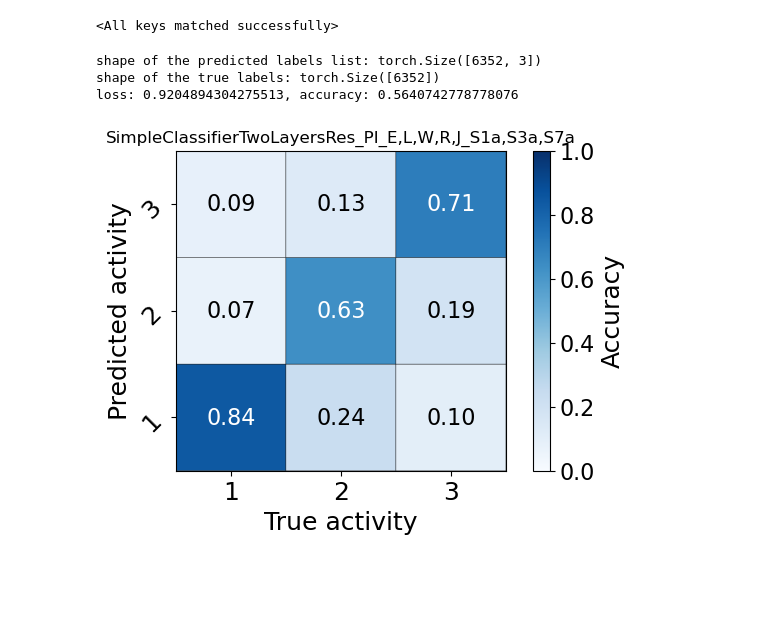
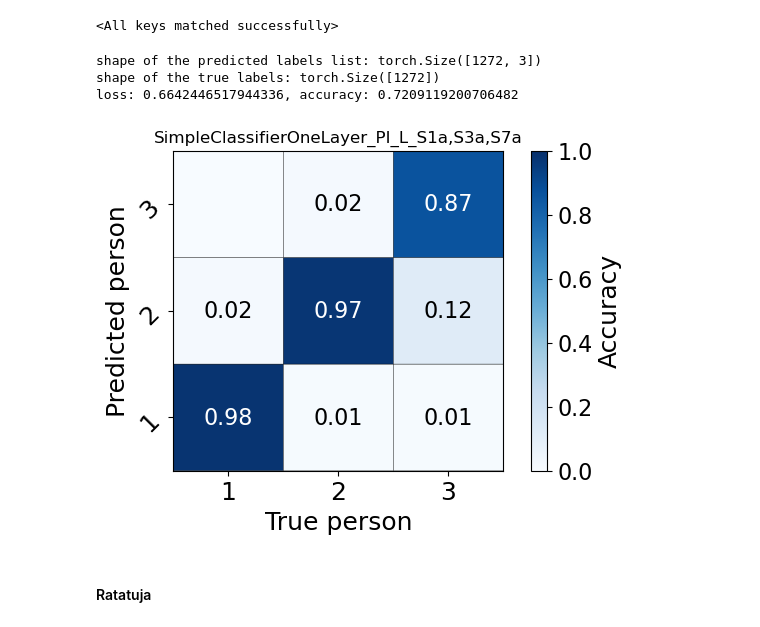
Before and after one commit to giovanni-merlin/NNDL-HAR-project, a Jupyter notebook: SimCLRResNet18.ipynb, the cells around one changed output. Drawn from its saved outputs; the diff is of its cells as text; code cells hidden in the pictures; blank space fills up the shorter version.

```diff
--- a/SimCLRResNet18.ipynb
+++ b/SimCLRResNet18.ipynb
@@ -619,7 +632,7 @@ The dataset are divided as follows:
 # %%
-simclr_model = ResNet18(hidden_dimension=128)
-path_model = 'models/ResNet18/My_ResNet18_hd128_bs128.ckpt'
-save_dir = 'models/ResNet18/My_ResNet18_hd128_bs128'
+simclr_model = ResNet18(hidden_dimension=256)
+path_model = 'models/ResNet18/My_ResNet18_hd256_bs128_200ep.ckpt'
+save_dir = 'models/ResNet18/My_ResNet18_hd256_bs128_200ep'
 simclr_model.load_state_dict(torch.load(path_model, map_location=torch.device('cpu'), weights_only=True))
 # %% [output]
 <All keys matched successfully>
@@ -637,12 +650,15 @@ dataset_PI_val_class = create_validation_set(dir_init=dir_init, subdirs_init=sub
 train_feats_PI = prepare_data_features(simclr_model, dataset_PI_train_class, device=device)
 val_feats_PI = prepare_data_features(simclr_model, dataset_PI_val_class, device=device)
 # %%
+dir_init = './doppler_traces/' #Directory of data
+subdirs_init = 'S1a,S3a,S7a' #Subdirs for training
+
 batch_size=64
 num_classes=n_people
 lr=1e-3
 weight_decay=1e-3
-epochs = 100
-pi_projection_head = SimpleClassifierTwoLayersRes(2560, num_classes=n_people) # use the same model as for HAR
+epochs = 200
+pi_projection_head = SimpleClassifierOneLayer(2560, num_classes=n_people) # use the same model as for HAR
 opt = AdamW(pi_projection_head.parameters(), lr=lr, weight_decay=weight_decay)
 save_name_proj = pi_projection_head.name+'_PI'+'_'+activities_considered
 
@@ -686,8 +702,8 @@ ax2.legend()
 #dir_init = './doppler_traces/' #Directory of data
 #subdirs_init = 'S1a,S3a,S7a'
 
-dataset_csi_test_class, labels_true_test = create_test_set(dir_init=dir_init, subdirs_init=subdirs_init, activities_init=activities_considered, PI=n_people)
-test_feats = prepare_data_features(simclr_model, dataset_csi_test_class, device=device)
+dataset_PI_test_class, labels_true_test = create_test_set(dir_init=dir_init, subdirs_init=subdirs_init, activities_init=activities_considered, PI=n_people)
+test_feats_PI = prepare_data_features(simclr_model, dataset_PI_test_class, device=device)
 
 labels_considered = np.arange(3)
 # %%
@@ -712,7 +728,7 @@ with torch.no_grad():
     predictions = []
     true = []
 
-    test_loader = DataLoader(test_feats, batch_size=batch_size, shuffle=False, drop_last=False)
+    test_loader = DataLoader(test_feats_PI, batch_size=batch_size, shuffle=False, drop_last=False)
 
     for batch in tqdm(test_loader):
         feats, labels = batch
@@ -735,13 +751,15 @@ with torch.no_grad():
     conf_matrix = confusion_matrix(true, labels_pred_test)
     print(f"loss: {test_loss}, accuracy: {test_acc}")
 # %% [output]
-shape of the predicted labels list: torch.Size([6352, 3])
-shape of the true labels: torch.Size([6352])
-loss: 0.9204894304275513, accuracy: 0.5640742778778076
+shape of the predicted labels list: torch.Size([1272, 3])
+shape of the true labels: torch.Size([1272])
+loss: 0.6642446517944336, accuracy: 0.7209119200706482
 # %%
 labels_pred_max_merged = merge_predictions(labels_true_test, labels_pred_list_test, labels_pred_test)
 conf_matrix_max_merged = confusion_matrix(labels_true_test, labels_pred_max_merged, labels=labels_considered)
 people = np.array(['1','2','3'])
-plt_confusion_matrix(people.shape[0], conf_matrix_max_merged, lables=people, title=str(save_name_proj)+'_'+str(subdirs_init), save_dir=save_dir, save_name=save_name_proj)
+plt_confusion_matrix(people.shape[0], conf_matrix_max_merged, lables=people, title=str(save_name_proj)+'_'+str(subdirs_init), save_dir=save_dir, save_name=save_name_proj, PI=True)
 # %% [output]
-[figure, old version]
+[figure, new version]
+# %% [markdown]
+#### Ratatuja
```
Also changed, not shown: parts of 18 cells of this notebook, 2 other files.
